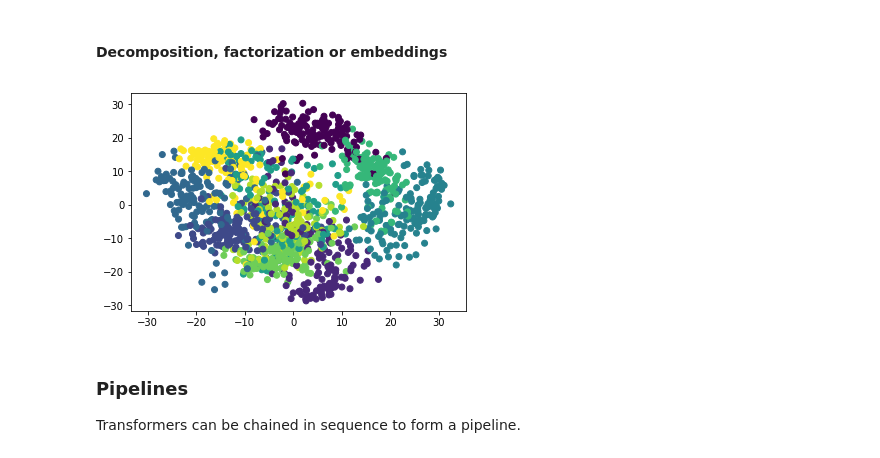
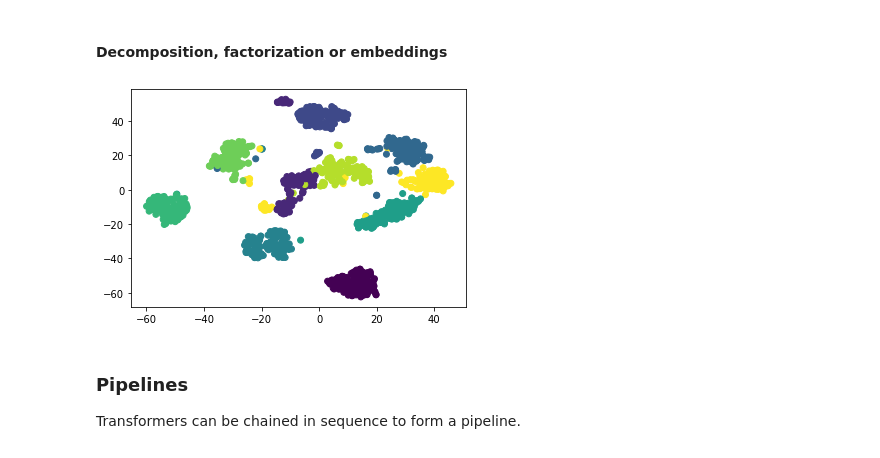
Before and after one commit to ubdsgroup/eas503-ub, a Jupyter notebook: notebooks/scikit-learn.ipynb, the cells around one changed output. Cells and saved outputs as stored; diff of their text form; code cells hidden in the pictures.

Commit message:
adding new notebooks for sklearn, stats, and linalg packages

```diff
--- a/notebooks/scikit-learn.ipynb
+++ b/notebooks/scikit-learn.ipynb
@@ -446,19 +450,19 @@ Shape = (1347, 10)
 #### Decomposition, factorization or embeddings
 # %%
 # Compute decomposition
-from sklearn.decomposition import PCA
-# from sklearn.manifold import TSNE
-tf = PCA(n_components=2)
+#from sklearn.decomposition import PCA
+from sklearn.manifold import TSNE
+tf = TSNE(n_components=2)
 Xt_train = tf.fit_transform(X_train)
 
 # Plot
 plt.scatter(Xt_train[:, 0], Xt_train[:, 1], c=y_train)
 plt.show()
 
 # See also: KernelPCA, NMF, FastICA, Kernel approximations,
 #           manifold learning, etc
 # %% [output]
-[figure, old version]
+[figure, new version]
 # %% [markdown]
 ### Pipelines
 
```
Also changed, not shown: parts of 22 cells of this notebook, 1 other file.
